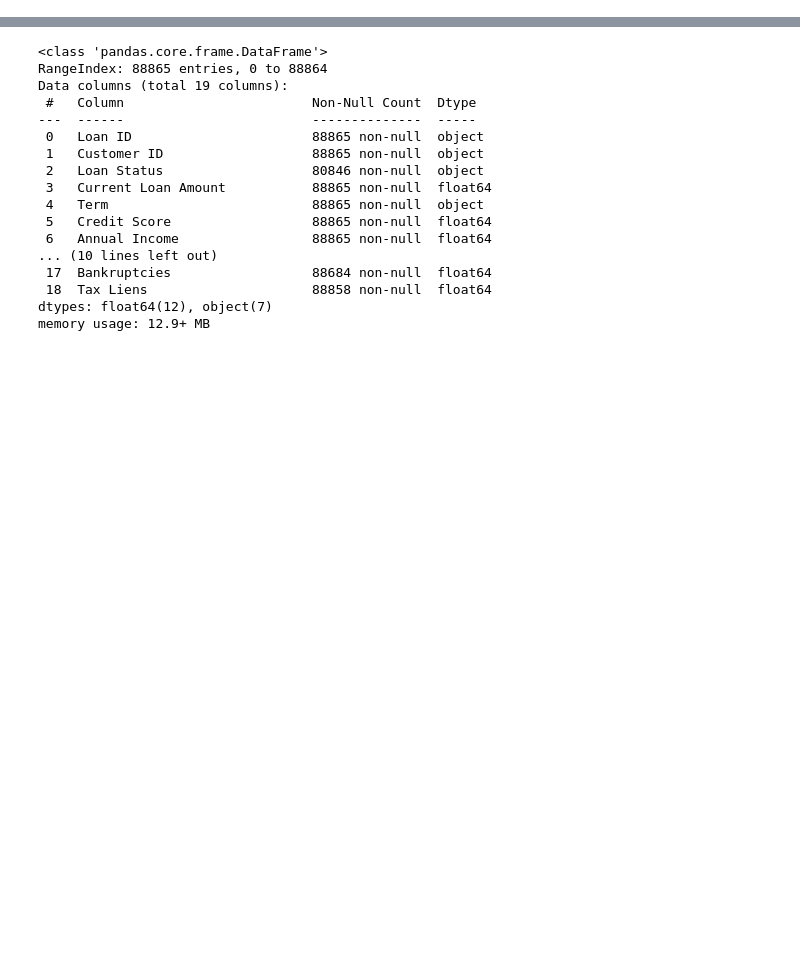
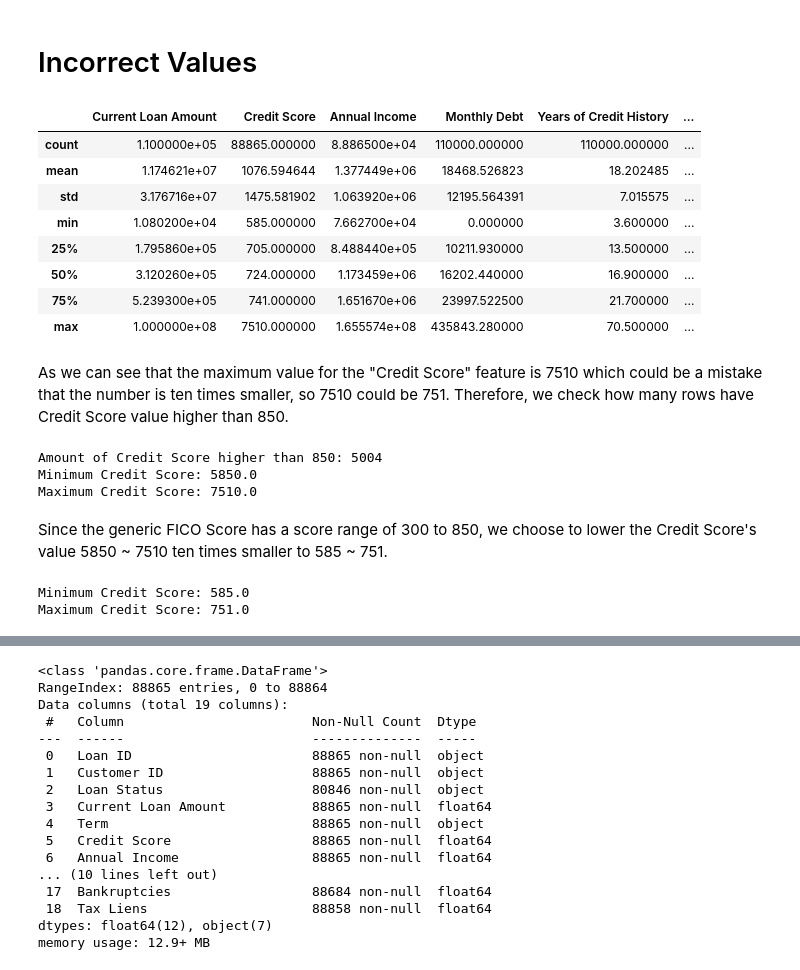
Before and after one commit to sbhushan0767/ECS171G12Proj, a Jupyter notebook: data_preprocessing.ipynb, the cells around one changed output, grey strips where cells are left out. Drawn from its saved outputs; the diff is of its cells as text; code cells hidden in the pictures; blank space fills up the shorter version.

```diff
--- a/data_preprocessing.ipynb
+++ b/data_preprocessing.ipynb
@@ -19,3 +56,30 @@ df = df[df.isnull().sum(axis=1) < df.shape[1]]
+# %% [markdown]
+# Incorrect Values
+# %%
+df.describe(include = np.number)
+# %% [output]
+|  | Current Loan Amount | Credit Score | Annual Income | Monthly Debt | Years of Credit History | ... |
+| count | 1.100000e+05 | 88865.000000 | 8.886500e+04 | 110000.000000 | 110000.000000 | ... |
+| mean | 1.174621e+07 | 1076.594644 | 1.377449e+06 | 18468.526823 | 18.202485 | ... |
+| std | 3.176716e+07 | 1475.581902 | 1.063920e+06 | 12195.564391 | 7.015575 | ... |
+| min | 1.080200e+04 | 585.000000 | 7.662700e+04 | 0.000000 | 3.600000 | ... |
+| 25% | 1.795860e+05 | 705.000000 | 8.488440e+05 | 10211.930000 | 13.500000 | ... |
+| 50% | 3.120260e+05 | 724.000000 | 1.173459e+06 | 16202.440000 | 16.900000 | ... |
+| 75% | 5.239300e+05 | 741.000000 | 1.651670e+06 | 23997.522500 | 21.700000 | ... |
+| max | 1.000000e+08 | 7510.000000 | 1.655574e+08 | 435843.280000 | 70.500000 | ... |
+# %% [markdown]
+As we can see that the maximum value for the "Credit Score" feature is 7510 which could be a mistake that the number is ten times smaller, so 7510 could be 751. Therefore, we check how many rows have Credit Score value higher than 850.
+# %%
+df_creditScore = df[df['Credit Score'] > 850]
+print("Amount of Credit Score higher than 850:",len(df_creditScore))
+print("Minimum Credit Score:",min(df_creditScore['Credit Score']))
+print("Maximum Credit Score:",max(df_creditScore['Credit Score']))
+# %% [output]
+Amount of Credit Score higher than 850: 5004
+Minimum Credit Score: 5850.0
+Maximum Credit Score: 7510.0
+# %% [markdown]
+Since the generic FICO Score has a score range of 300 to 850, we choose to lower the Credit Score's value 5850 ~ 7510 ten times smaller to 585 ~ 751.
 # %%
 # Replace invalid credit scores (above 850 with an extra 0 entered) with credit score 10X smaller
 df['Credit Score'] = np.where(df['Credit Score'] > 850, df['Credit Score']/10, df['Credit Score'])
@@ -23,3 +87,8 @@ df['Credit Score'] = np.where(df['Credit Score'] > 850, df['Credit Score']/10, d
 # Drop rows with contaminated credit score (invalid credit score value)
 df = df[df['Credit Score'] <= 850]
 df = df.reset_index(drop=True)
+print("Minimum Credit Score:",min(df['Credit Score']))
+print("Maximum Credit Score:",max(df['Credit Score']))
+# %% [output]
+Minimum Credit Score: 585.0
+Maximum Credit Score: 751.0
```
Also changed, not shown: parts of 39 cells of this notebook.
